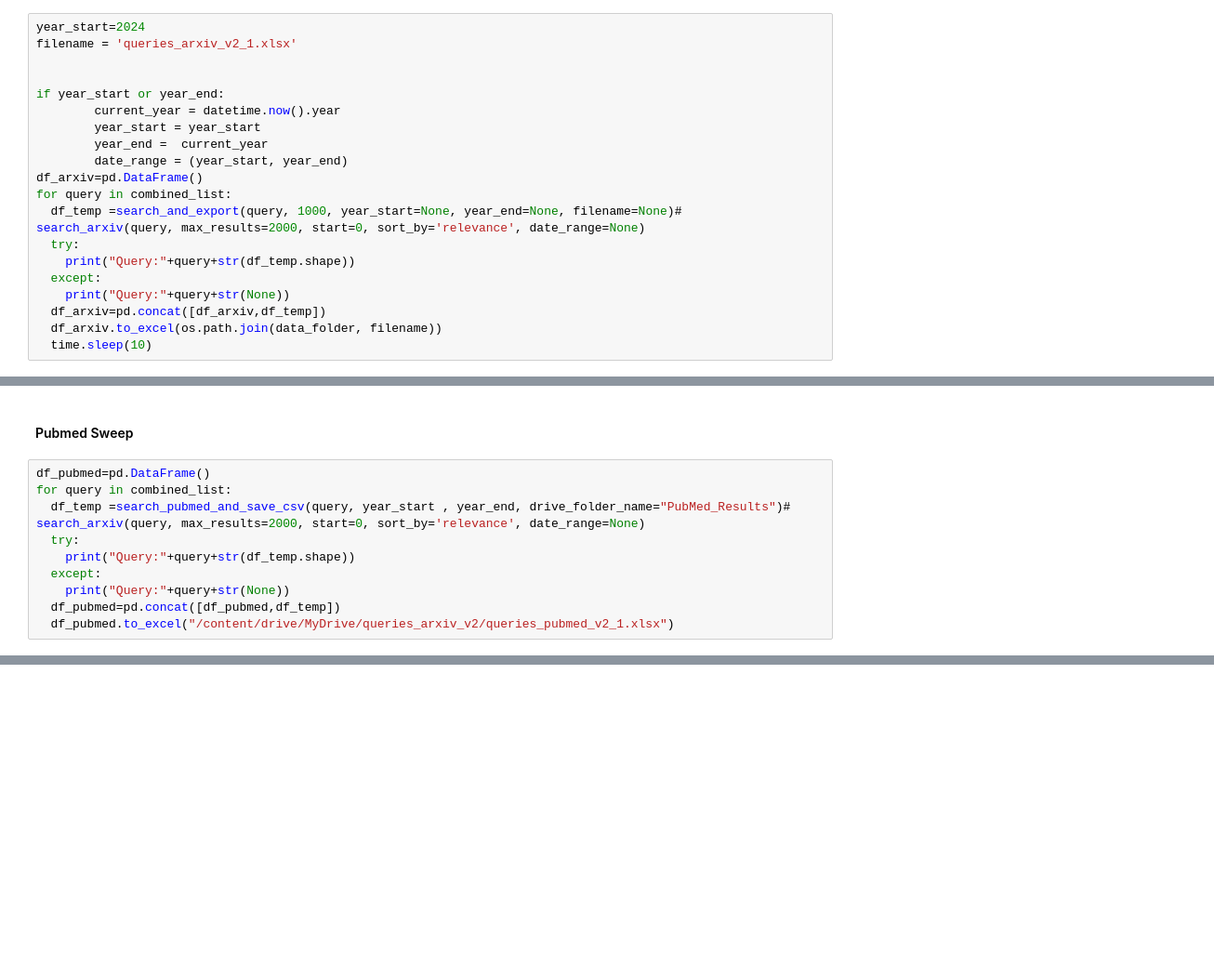
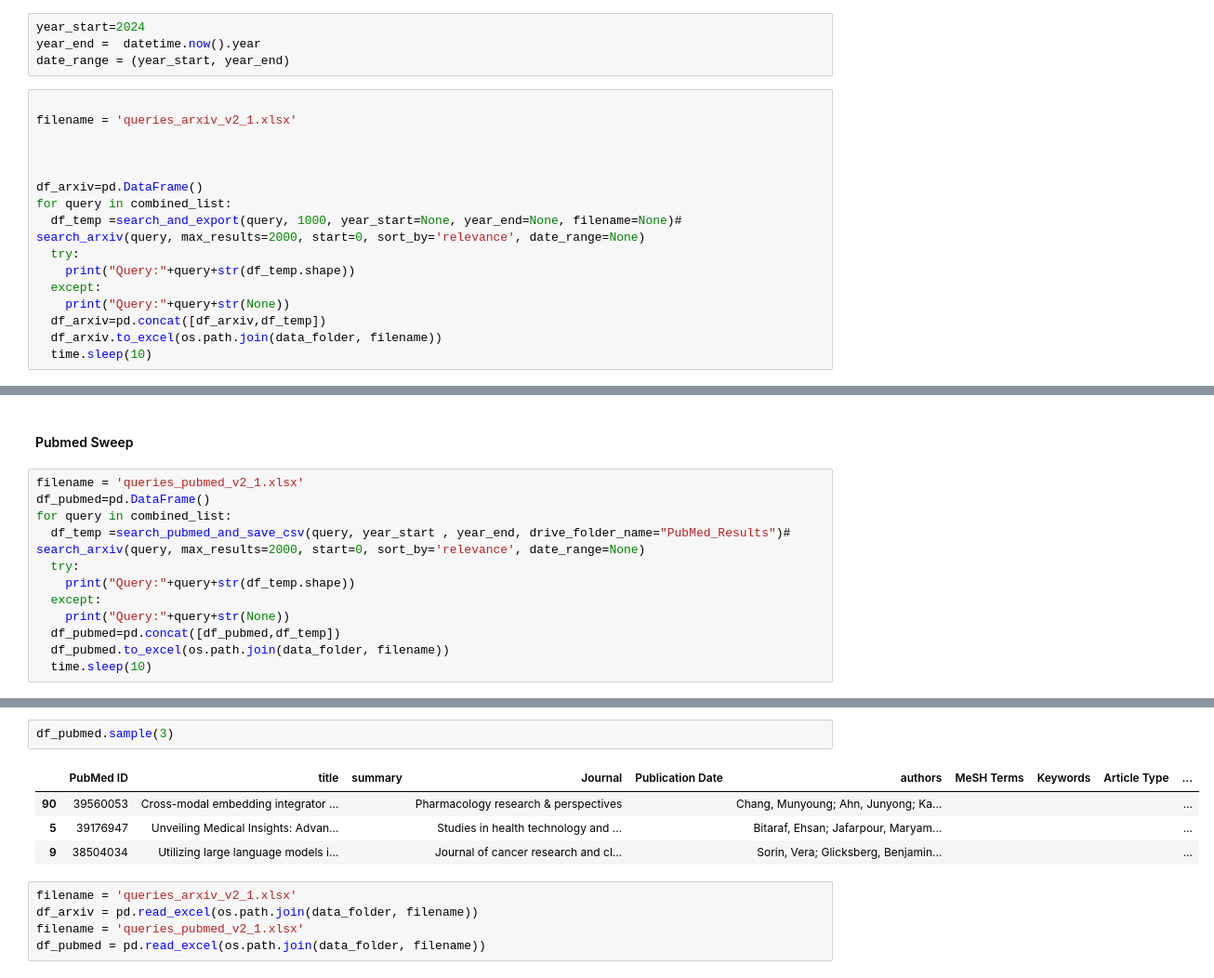
Before and after one commit to phdupmmcp/phase1_soa, a Jupyter notebook: bulk_analysis.ipynb, the cells around one changed output, grey strips where cells are left out. Shown at 93% size. Saved outputs shown, nothing was run; the diff lists cells and outputs as text; blank space fills up the shorter version.

```diff
--- a/bulk_analysis.ipynb
+++ b/bulk_analysis.ipynb
@@ -57,16 +57,16 @@ combined_list[:5]
  '"large language model" AND "medicine" AND "diagnosis"']
 # %% [markdown]
 #### Arxiv Sweep
+# %%
+year_start=2024
+year_end =  datetime.now().year
+date_range = (year_start, year_end)
 # %%
-year_start=2024
+
 filename = 'queries_arxiv_v2_1.xlsx'
 
 
-if year_start or year_end:
-        current_year = datetime.now().year
-        year_start = year_start
-        year_end =  current_year
-        date_range = (year_start, year_end)
+
 df_arxiv=pd.DataFrame()
 for query in combined_list:
   df_temp =search_and_export(query, 1000, year_start=None, year_end=None, filename=None)# search_arxiv(query, max_results=2000, start=0, sort_by='relevance', date_range=None)
@@ -124,6 +115,7 @@ df_arxiv.sample(4)
 # %% [markdown]
 #### Pubmed Sweep
 # %%
+filename = 'queries_pubmed_v2_1.xlsx'
 df_pubmed=pd.DataFrame()
 for query in combined_list:
   df_temp =search_pubmed_and_save_csv(query, year_start , year_end, drive_folder_name="PubMed_Results")# search_arxiv(query, max_results=2000, start=0, sort_by='relevance', date_range=None)
@@ -132,5 +124,6 @@ for query in combined_list:
   except:
     print("Query:"+query+str(None))
   df_pubmed=pd.concat([df_pubmed,df_temp])
-  df_pubmed.to_excel("/content/drive/MyDrive/queries_arxiv_v2/queries_pubmed_v2_1.xlsx")
+  df_pubmed.to_excel(os.path.join(data_folder, filename))
+  time.sleep(10)
 # %% [output]
@@ -167,0 +158,12 @@ df_arxiv['query'].value_counts().reset_index()
+# %%
+df_pubmed.sample(3)
+# %% [output]
+|  | PubMed ID | title | summary | Journal | Publication Date | authors | MeSH Terms | Keywords | Article Type | ... |
+| 90 | 39560053 | Cross-modal embedding integrator ... |  | Pharmacology research & perspectives |  | Chang, Munyoung; Ahn, Junyong; Ka... |  |  |  | ... |
+| 5 | 39176947 | Unveiling Medical Insights: Advan... |  | Studies in health technology and ... |  | Bitaraf, Ehsan; Jafarpour, Maryam... |  |  |  | ... |
+| 9 | 38504034 | Utilizing large language models i... |  | Journal of cancer research and cl... |  | Sorin, Vera; Glicksberg, Benjamin... |  |  |  | ... |
+# %%
+filename = 'queries_arxiv_v2_1.xlsx'
+df_arxiv = pd.read_excel(os.path.join(data_folder, filename))
+filename = 'queries_pubmed_v2_1.xlsx'
+df_pubmed = pd.read_excel(os.path.join(data_folder, filename))
```
Also changed, not shown: parts of 29 cells of this notebook, 5 other files.
